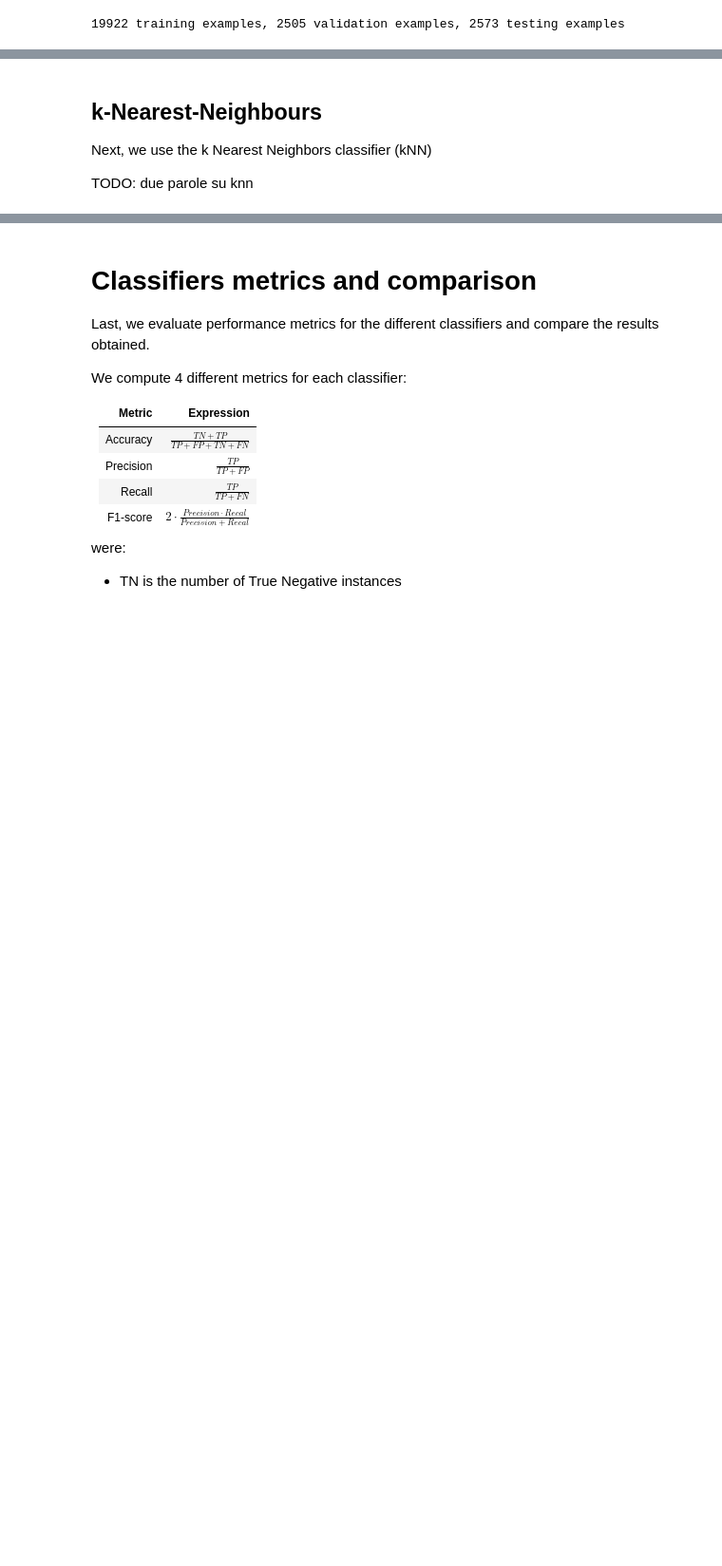
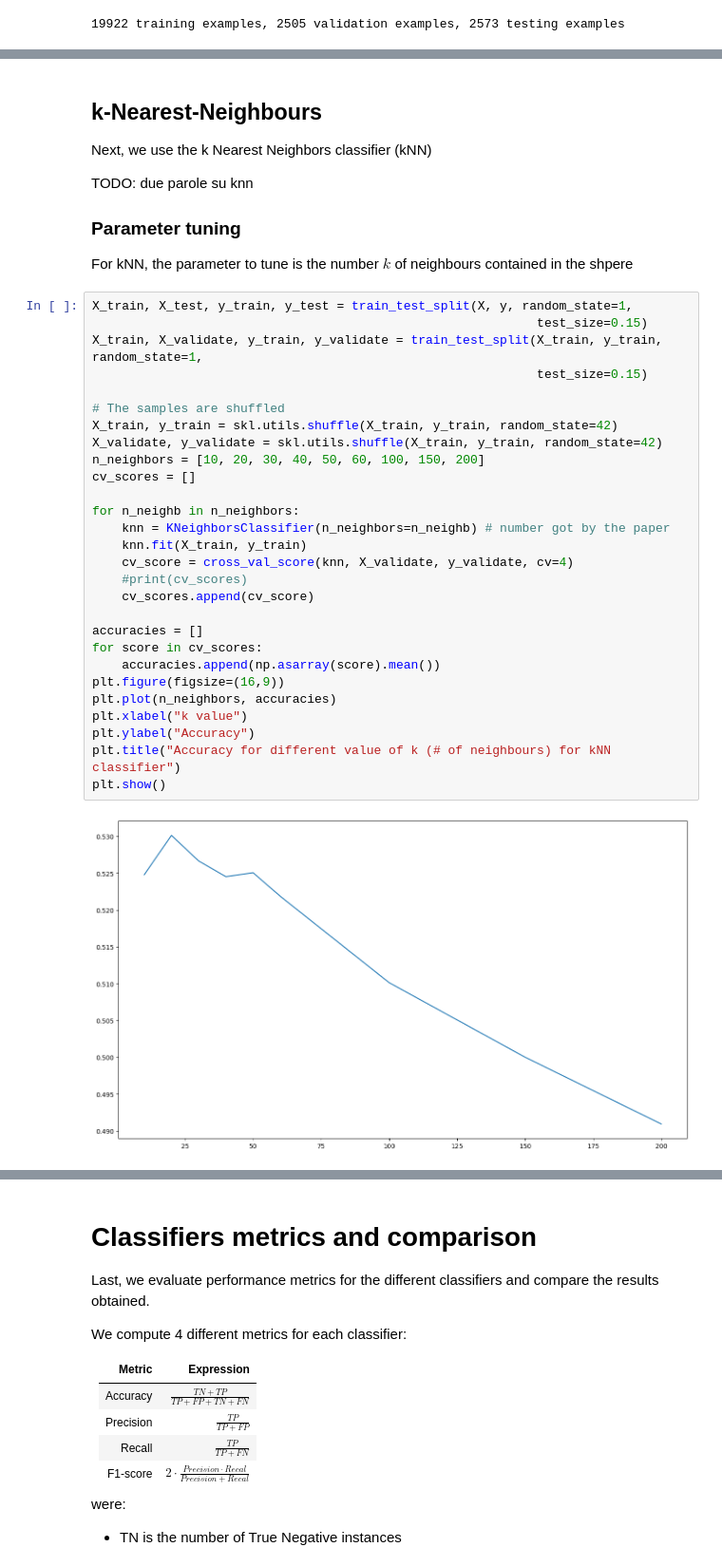
Before and after one commit to BSc-MSc-Projects/Music-Learning, a Jupyter notebook: Music_Learning.ipynb, the cells around one changed output, grey strips where cells are left out. Shown: that part at 95% size. Cells and saved outputs as stored; diff of their text form; blank space fills up the shorter version.

Commit message:
first try for feature extraction and hyperparam tuning (failed =,( )

```diff
--- a/Music_Learning.ipynb
+++ b/Music_Learning.ipynb
@@ -211,3 +258,37 @@ SVM classification completed
 Next, we use the k Nearest Neighbors classifier (kNN)
 
 TODO: due parole su knn
+
+
+### Parameter tuning
+For kNN, the parameter to tune is the number $k$ of neighbours contained in the shpere
+# %%
+X_train, X_test, y_train, y_test = train_test_split(X, y, random_state=1,
+                                                            test_size=0.15)
+X_train, X_validate, y_train, y_validate = train_test_split(X_train, y_train, random_state=1,
+                                                            test_size=0.15)
+
+# The samples are shuffled
+X_train, y_train = skl.utils.shuffle(X_train, y_train, random_state=42)
+X_validate, y_validate = skl.utils.shuffle(X_train, y_train, random_state=42)
+n_neighbors = [10, 20, 30, 40, 50, 60, 100, 150, 200]
+cv_scores = []
+
+for n_neighb in n_neighbors:
+    knn = KNeighborsClassifier(n_neighbors=n_neighb) # number got by the paper
+    knn.fit(X_train, y_train)
+    cv_score = cross_val_score(knn, X_validate, y_validate, cv=4)
+    #print(cv_scores)
+    cv_scores.append(cv_score)
+
+accuracies = []
+for score in cv_scores:
+    accuracies.append(np.asarray(score).mean())
+plt.figure(figsize=(16,9))
+plt.plot(n_neighbors, accuracies)
+plt.xlabel("k value")
+plt.ylabel("Accuracy")
+plt.title("Accuracy for different value of k (# of neighbours) for kNN classifier")
+plt.show()
+# %% [output]
+[figure, added]
```
Also changed, not shown: parts of 15 cells of this notebook, 1 other file.
